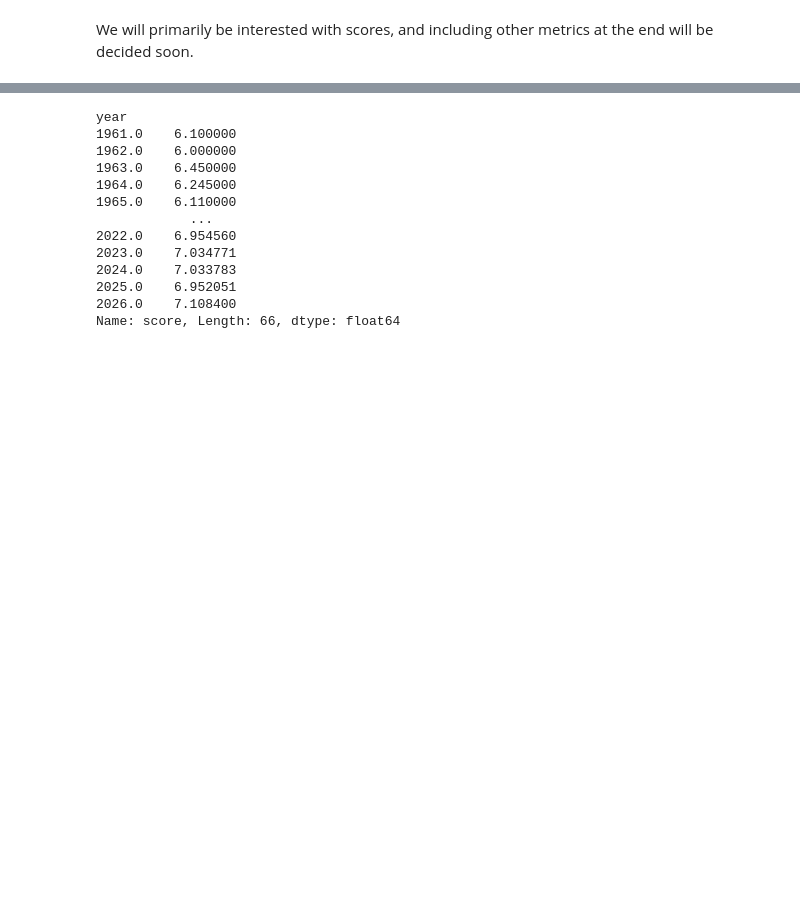
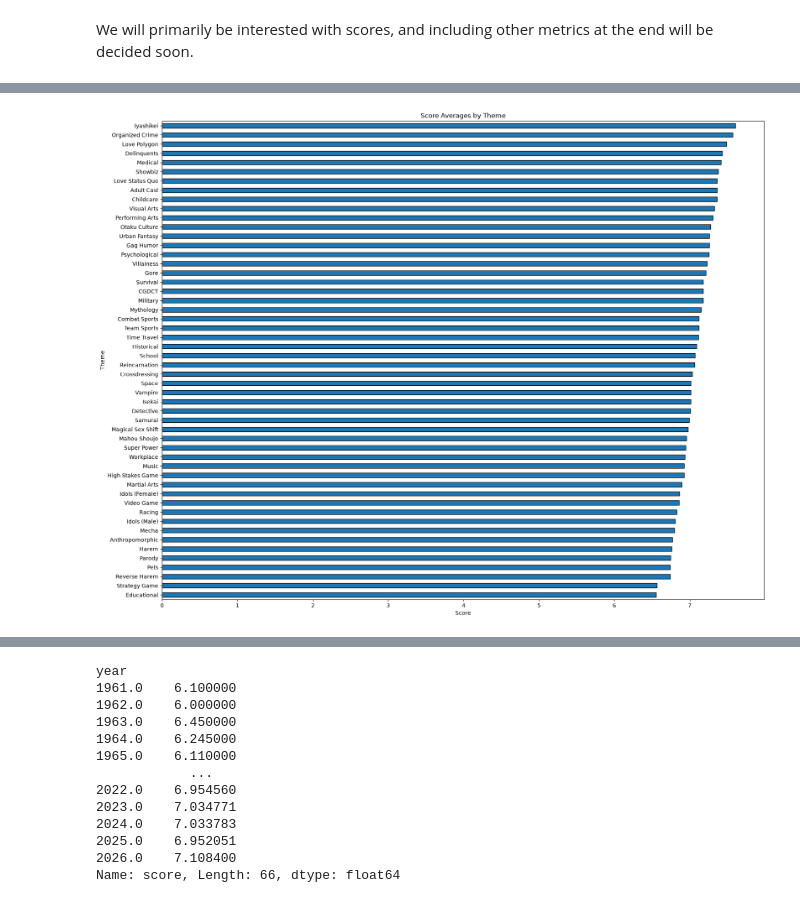
Before and after one commit to esan0983/FAL-Destroyer-3000, a Jupyter notebook: notebooks/02_eda.ipynb, the cells around one changed output, grey strips where cells are left out. Saved outputs shown, nothing was run; the diff lists cells and outputs as text; code cells hidden in the pictures; blank space fills up the shorter version.

```diff
--- a/notebooks/02_eda.ipynb
+++ b/notebooks/02_eda.ipynb
@@ -271,0 +279,10 @@ We will primarily be interested with scores, and including other metrics at the
+# %%
+theme_averages = df.explode('themes').groupby('themes')['score'].mean().sort_values()
+plt.figure(figsize=(20, 16))
+theme_averages.plot(kind='barh', edgecolor='black')
+plt.title('Score Averages by Theme')
+plt.xlabel('Score')
+plt.ylabel('Theme')
+plt.show()
+# %% [output]
+[figure, added]
```
Also changed, not shown: parts of 41 cells of this notebook, 11 other files.
